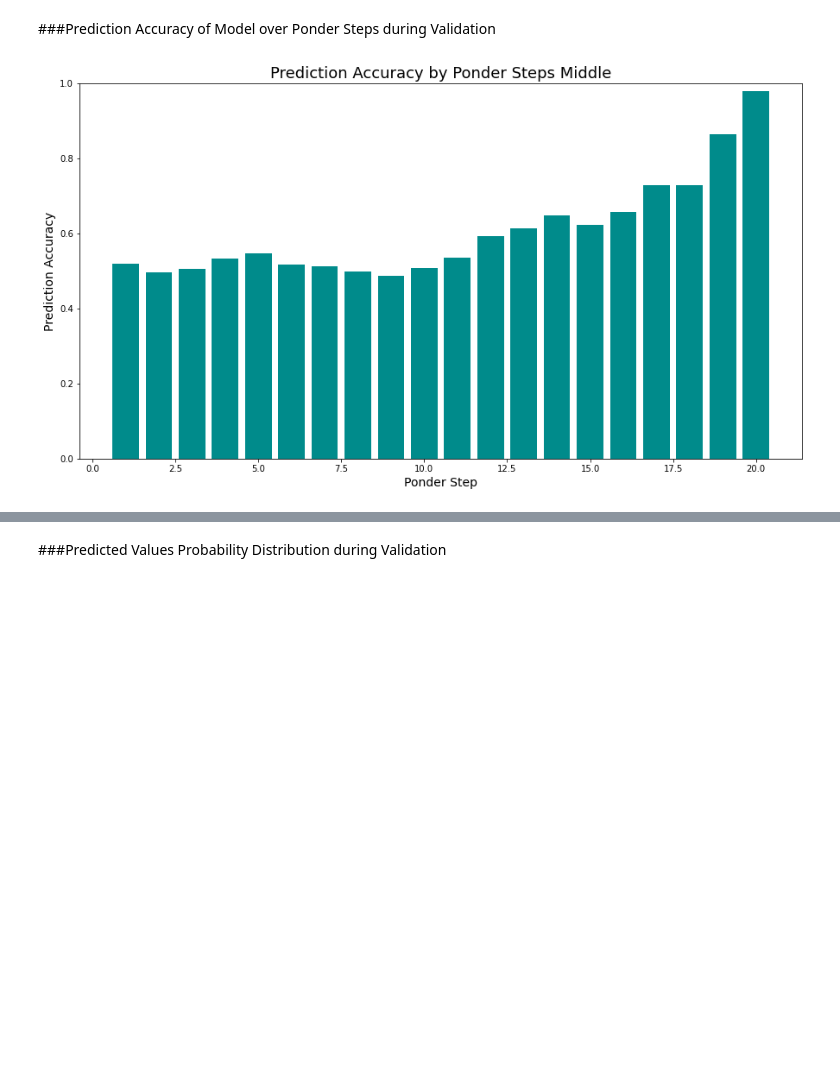
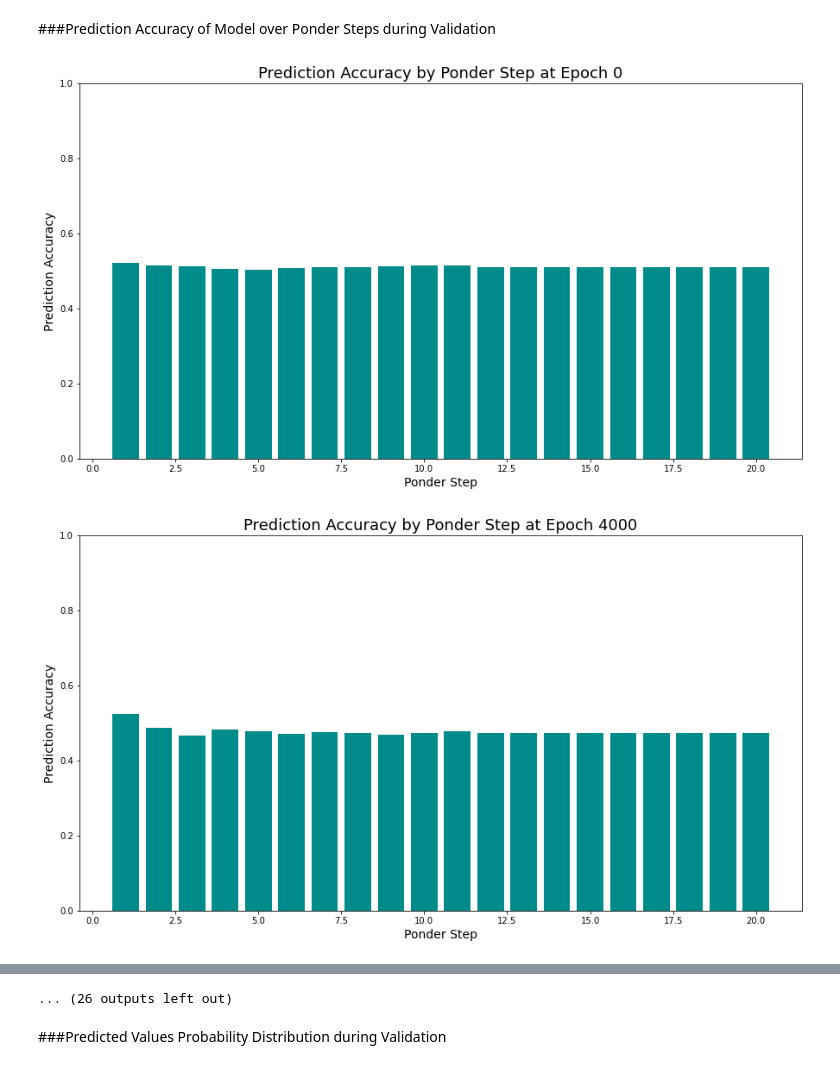
Before and after one commit to akbazuka/ParityPonderNet, a Jupyter notebook: Parity_PonderNet.ipynb, the cells around one changed output, grey strips where cells are left out. Saved outputs shown, nothing was run; the diff lists cells and outputs as text; code cells hidden in the pictures; blank space fills up the shorter version.

```diff
--- a/Parity_PonderNet.ipynb
+++ b/Parity_PonderNet.ipynb
@@ -154,10 +154,9 @@ class PonderLoss(nn.Module):
         return loss_val + self.beta*kl_div_loss
 # %%
 def train(batch_size=128, feature_len=8, hidden_layers=64, geo_lambda=0.3,
-          ponder_steps=20, beta=0.01, learning_rate=3*10**(-4), epochs=100000, seed=0):
+          ponder_steps=20, beta=0.01, learning_rate=3*10**(-4), epochs=150000, seed=0):
 
     device = torch.device("cuda" if torch.cuda.is_available() else "cpu")
-    dtype = torch.float32   #TODO: try to see if can remove this and following, if the model will still perform the same
 
     train_set = CustomData(feature_len, batch_size*epochs, seed)                #Generate training data
     train_data = torch.utils.data.DataLoader(train_set,
@@ -168,11 +167,11 @@ def train(batch_size=128, feature_len=8, hidden_layers=64, geo_lambda=0.3,
                                             num_workers=2)
 
     model = ParityPonderNetwork(feature_len, nn.GRUCell, ponder_steps,
-                hidden_layers, seed=seed).to(device, dtype)                     #Init the model wth GRU step-function; TODO: See if can use LSTM cell instead of GRU
+                hidden_layers, seed=seed).to(device, torch.float32)             #Init the model wth GRU step-function; TODO: See if can use LSTM cell instead of GRU
 
     model_loss = PonderLoss(ponder_steps,
                     nn.BCEWithLogitsLoss(reduction='none'),
-                        geo_lambda, beta).to(device, dtype)                     #Init the model loss with binary cross-entropy
+                        geo_lambda, beta).to(device, torch.float32)             #Init the model loss with binary cross-entropy
 
     optimizer = torch.optim.Adam(model.parameters(), lr=learning_rate)          #Init the optimizer with Adam algorithm
 
@@ -189,7 +188,8 @@ def train(batch_size=128, feature_len=8, hidden_layers=64, geo_lambda=0.3,
     for i, t_data in enumerate(train_data):
         #Copy data to GPU
         features, labels = t_data
-        features, labels = features.to(device, dtype), labels.to(device, dtype)
+        features, labels = features.to(device, torch.float32), labels.to(device,
+                            torch.float32)
 
         predictions, probabilities, _, _ = model(features)                      #Run forward propogation for PonderNet
 
@@ -208,7 +208,7 @@ def train(batch_size=128, feature_len=8, hidden_layers=64, geo_lambda=0.3,
         optimizer.step()                                                        #Update the parameters
 
         #Perform validation at every 5000 epochs
-        if (i % 5000 == 0):
+        if (i % 4000 == 0):
             model.eval()                                                        #Put the model in evaluation mode
 
             with torch.no_grad():                                               #Don't update the model's gradients
@@ -219,8 +219,8 @@ def train(batch_size=128, feature_len=8, hidden_layers=64, geo_lambda=0.3,
 
                 for v_data in eval_data:
                     features, labels = v_data
-                    features, labels = (features.to(device, dtype),
-                                        labels.to(device, dtype))
+                    features, labels = (features.to(device, torch.float32),
+                                        labels.to(device, torch.float32))
 
                     valid_preds, valid_probs, vaild_batch_halt_idx, _ = (
                         model(features))                                        #Get outputs from model
@@ -328,14 +339,16 @@ plt.show()
 # %%
 '''
 Plot the Accuracy over Ponder Steps
 '''
-plt.figure(figsize=(15,8))
-plt.bar(range(1, len(ponder_valid_acc[-1])+1), ponder_valid_acc[-1], color='darkcyan')
-plt.xlabel('Ponder Step', fontsize=14)
-plt.ylabel('Prediction Accuracy', fontsize=14)
-plt.title("Prediction Accuracy by Ponder Steps Middle", fontsize=18)
-plt.ylim(0,1.0)
-plt.savefig("Pred. Acc. Middle.png")
-plt.show()
+for i in range(len(ponder_valid_acc)):
+    plt.figure(figsize=(15,8))
+    plt.bar(list(range(1, len(ponder_valid_acc[i])+1)), ponder_valid_acc[i], color='darkcyan')
+    plt.xlabel('Ponder Step', fontsize=14)
+    plt.ylabel('Prediction Accuracy', fontsize=14)
+    plt.title(f"Prediction Accuracy by Ponder Step at Epoch {i*4000}", fontsize=18)
+    plt.ylim(0,1.0)
+    plt.savefig(f"Hard Sample Pred. Acc. {i}.png")
+    # plt.show()
 # %% [output]
-[figure, old version]
+[figure, new version]
+[figure, added]
@@ -342,3 +365,4 @@ plt.show()
+... (26 outputs left out)
 # %% [markdown]
 ###Predicted Values Probability Distribution during Validation
 # %%
```
Also changed, not shown: parts of 8 cells of this notebook, 1 other file.
